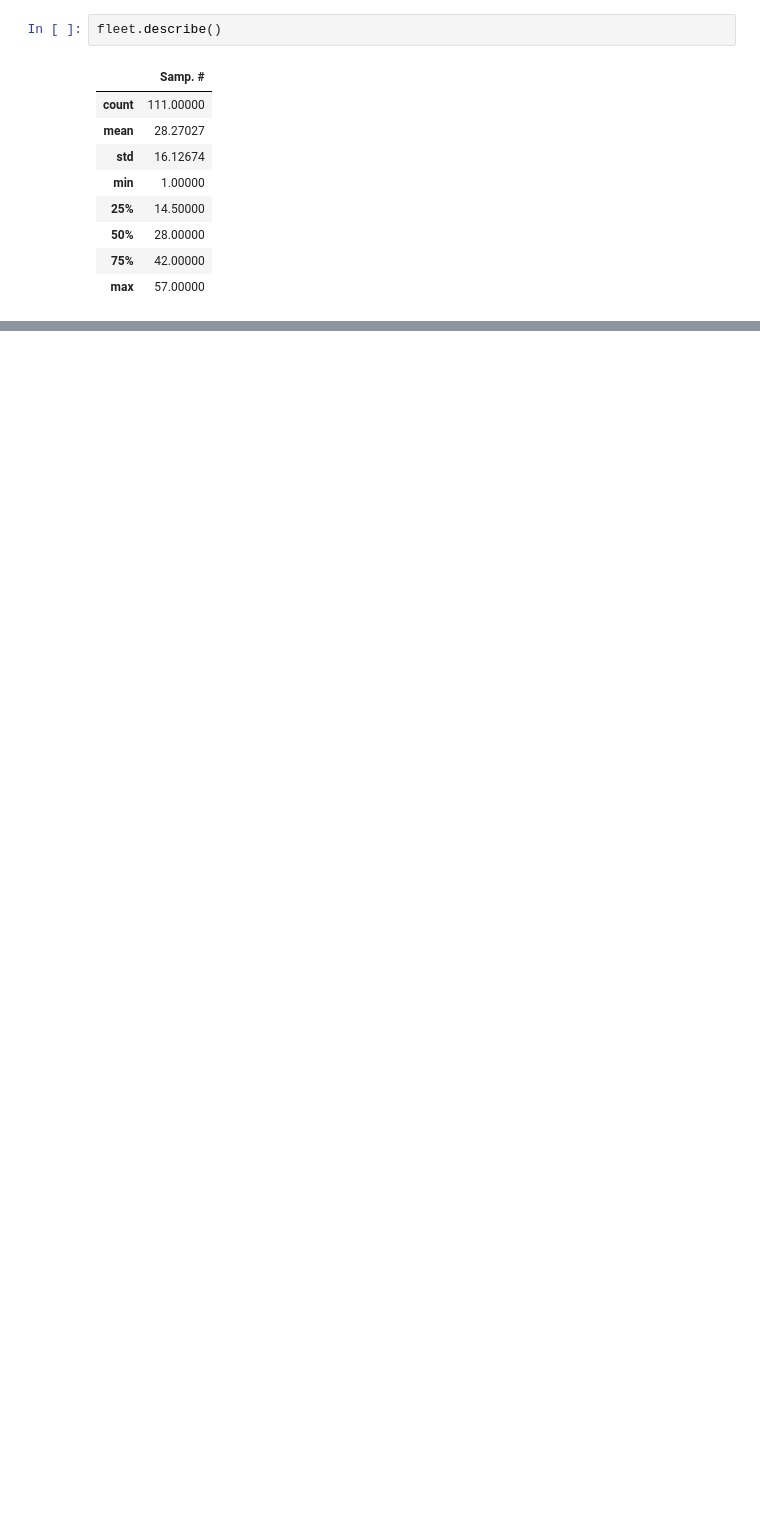
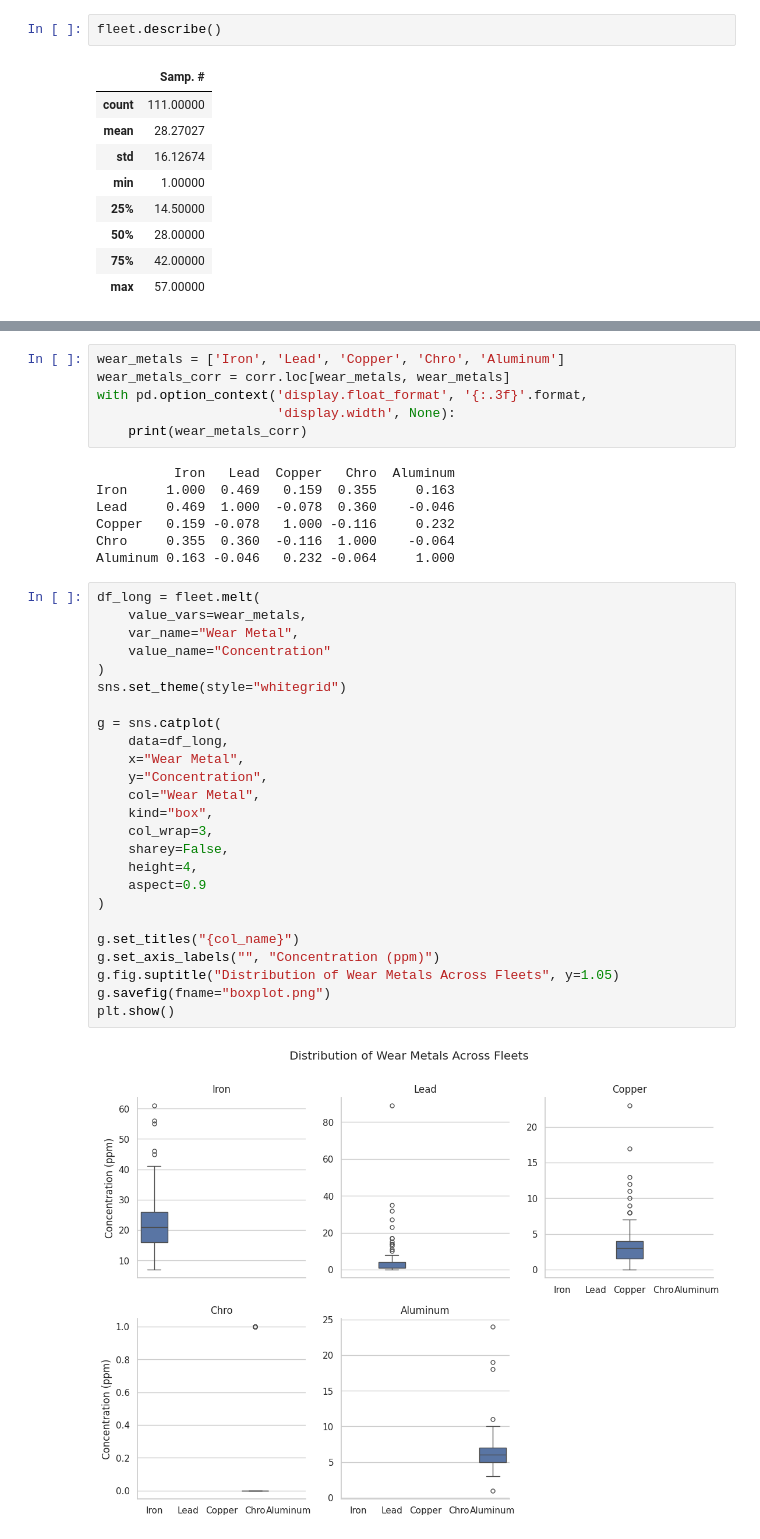
Before and after one commit to alexcory1/MSDSPurdue, a Jupyter notebook: GRAD505/final_project/final.ipynb, the cells around one changed output, grey strips where cells are left out. Cells and saved outputs as stored; diff of their text form; blank space fills up the shorter version.

```diff
--- a/GRAD505/final_project/final.ipynb
+++ b/GRAD505/final_project/final.ipynb
@@ -55,0 +84,40 @@ plt.show()
+# %%
+wear_metals = ['Iron', 'Lead', 'Copper', 'Chro', 'Aluminum']
+wear_metals_corr = corr.loc[wear_metals, wear_metals]
+with pd.option_context('display.float_format', '{:.3f}'.format,
+                       'display.width', None):
+    print(wear_metals_corr)
+# %% [output]
+          Iron   Lead  Copper   Chro  Aluminum
+Iron     1.000  0.469   0.159  0.355     0.163
+Lead     0.469  1.000  -0.078  0.360    -0.046
+Copper   0.159 -0.078   1.000 -0.116     0.232
+Chro     0.355  0.360  -0.116  1.000    -0.064
+Aluminum 0.163 -0.046   0.232 -0.064     1.000
+# %%
+df_long = fleet.melt(
+    value_vars=wear_metals,
+    var_name="Wear Metal",
+    value_name="Concentration"
+)
+sns.set_theme(style="whitegrid")
+
+g = sns.catplot(
+    data=df_long,
+    x="Wear Metal",
+    y="Concentration",
+    col="Wear Metal",
+    kind="box",
+    col_wrap=3,
+    sharey=False,
+    height=4,
+    aspect=0.9
+)
+
+g.set_titles("{col_name}")
+g.set_axis_labels("", "Concentration (ppm)")
+g.fig.suptitle("Distribution of Wear Metals Across Fleets", y=1.05)
+g.savefig(fname="boxplot.png")
+plt.show()
+# %% [output]
+[figure, added]
```
Also changed, not shown: parts of 26 cells of this notebook, 22 other files.
